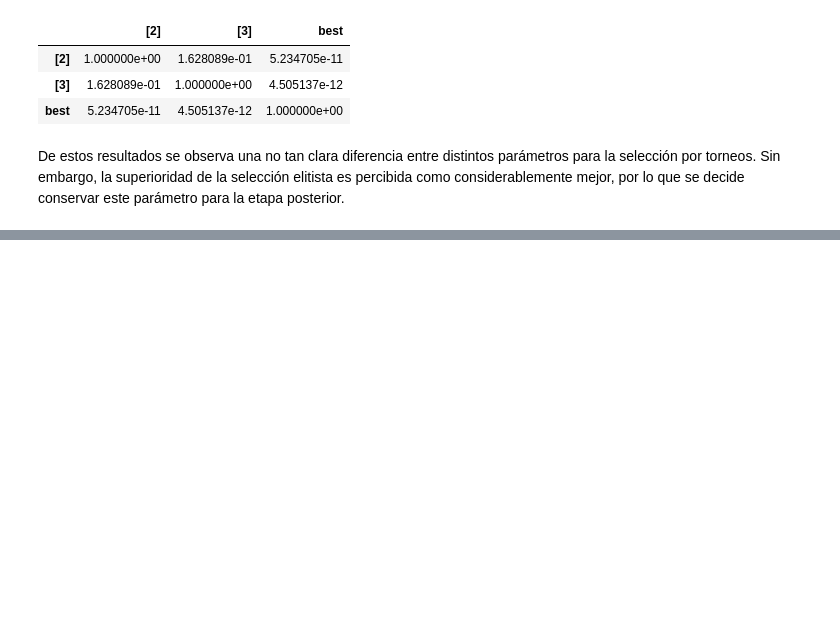
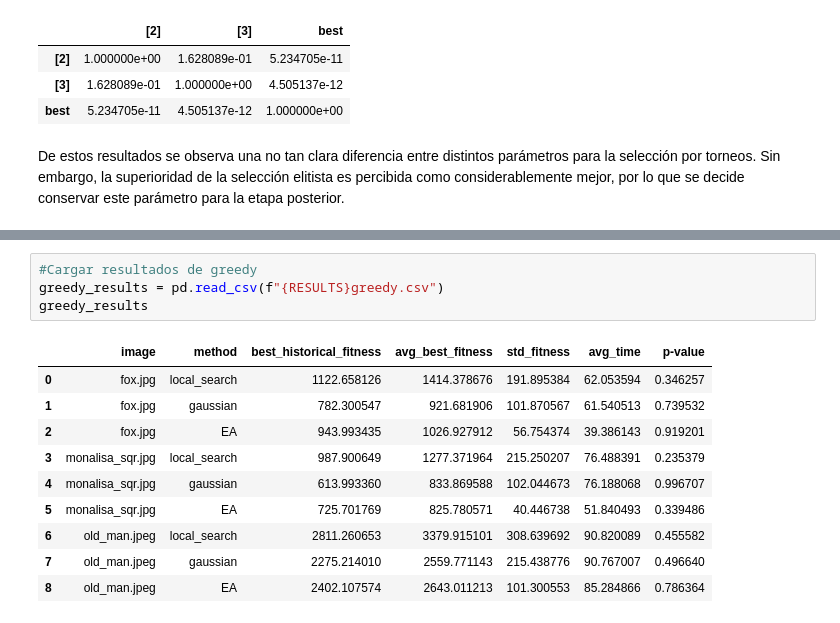
Before and after one commit to guidodinello/polygonal-evolutionary-algorithm, a Jupyter notebook: analysis.ipynb, the cells around one changed output, grey strips where cells are left out. Saved outputs shown, nothing was run; the diff lists cells and outputs as text; blank space fills up the shorter version.

```diff
--- a/analysis.ipynb
+++ b/analysis.ipynb
@@ -252,0 +313,15 @@ De estos resultados se observa una no tan clara diferencia entre distintos pará
+# %%
+#Cargar resultados de greedy
+greedy_results = pd.read_csv(f"{RESULTS}greedy.csv")
+greedy_results
+# %% [output]
+|  | image | method | best_historical_fitness | avg_best_fitness | std_fitness | avg_time | p-value |
+| 0 | fox.jpg | local_search | 1122.658126 | 1414.378676 | 191.895384 | 62.053594 | 0.346257 |
+| 1 | fox.jpg | gaussian | 782.300547 | 921.681906 | 101.870567 | 61.540513 | 0.739532 |
+| 2 | fox.jpg | EA | 943.993435 | 1026.927912 | 56.754374 | 39.386143 | 0.919201 |
+| 3 | monalisa_sqr.jpg | local_search | 987.900649 | 1277.371964 | 215.250207 | 76.488391 | 0.235379 |
+| 4 | monalisa_sqr.jpg | gaussian | 613.993360 | 833.869588 | 102.044673 | 76.188068 | 0.996707 |
+| 5 | monalisa_sqr.jpg | EA | 725.701769 | 825.780571 | 40.446738 | 51.840493 | 0.339486 |
+| 6 | old_man.jpeg | local_search | 2811.260653 | 3379.915101 | 308.639692 | 90.820089 | 0.455582 |
+| 7 | old_man.jpeg | gaussian | 2275.214010 | 2559.771143 | 215.438776 | 90.767007 | 0.496640 |
+| 8 | old_man.jpeg | EA | 2402.107574 | 2643.011213 | 101.300553 | 85.284866 | 0.786364 |
```
Also changed, not shown: parts of 12 cells of this notebook, 6 other files.
